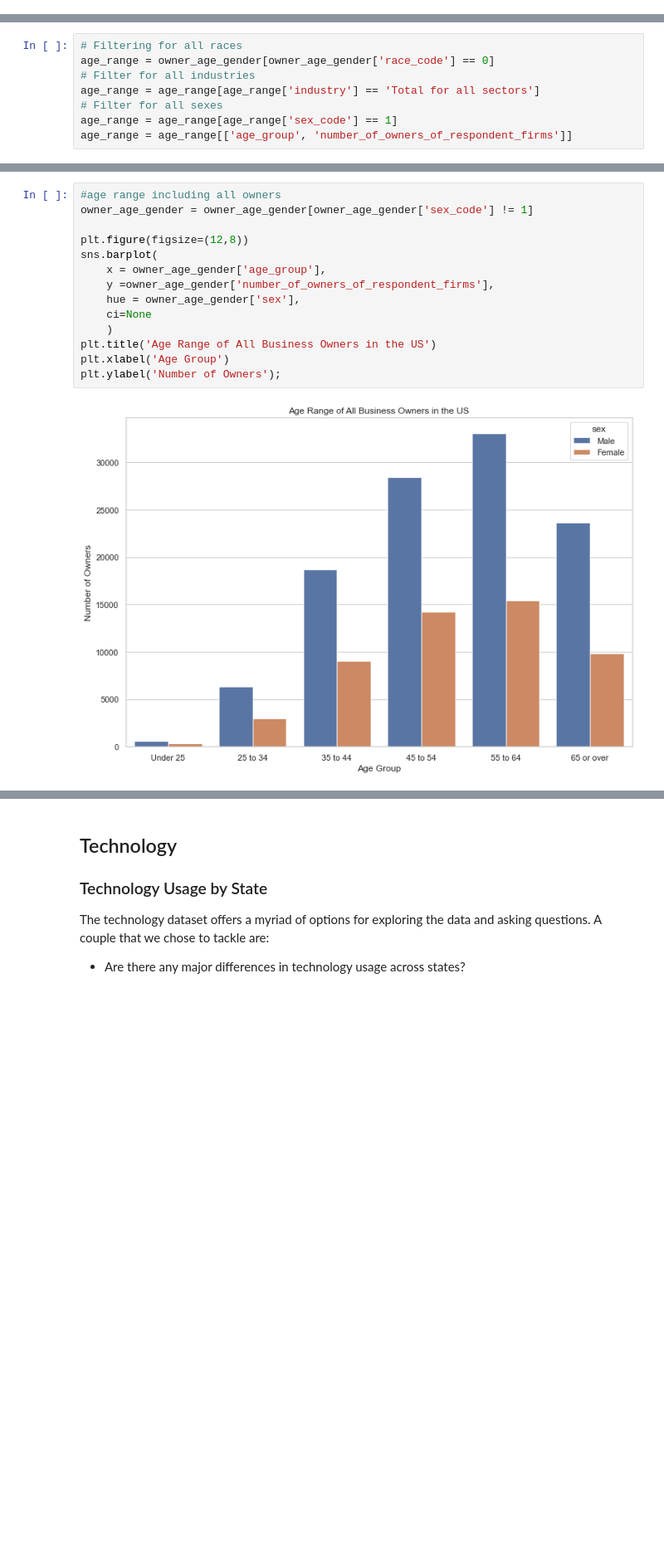
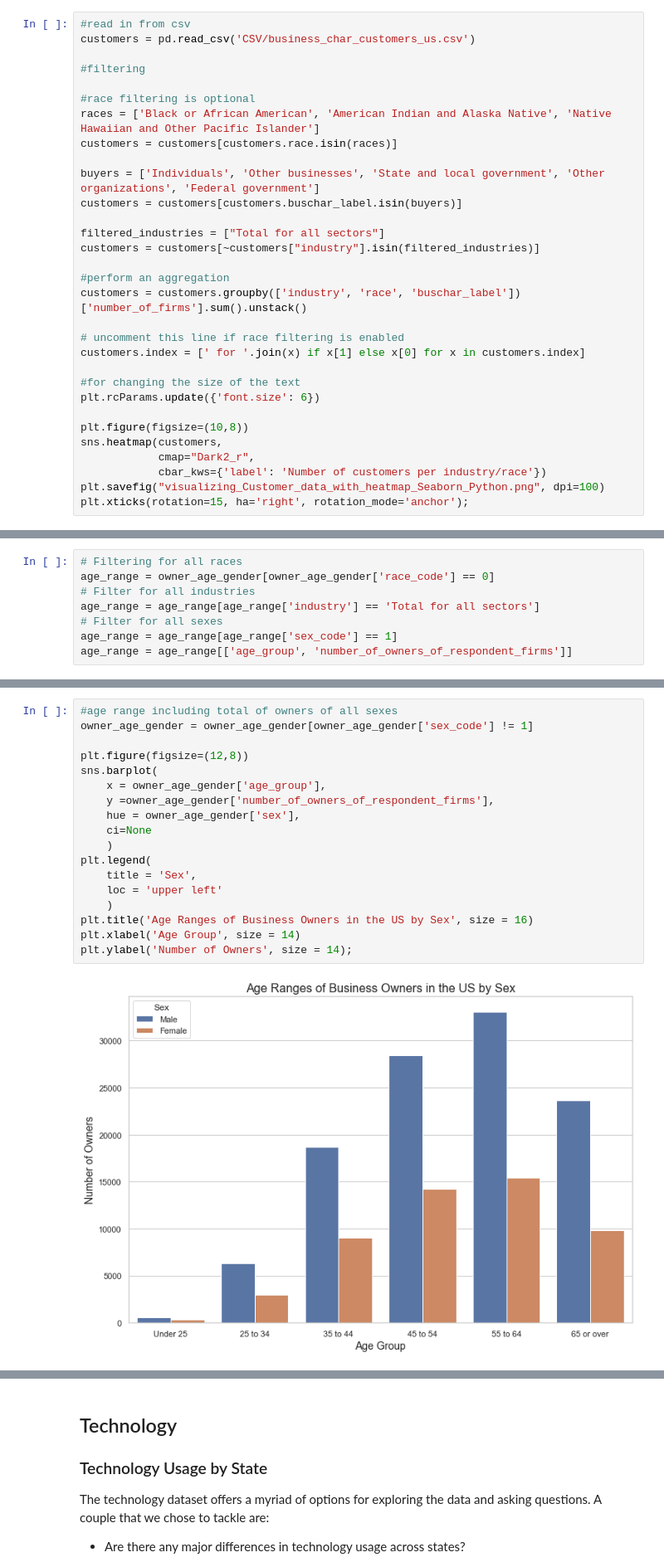
Before and after one commit to CMatador/asmt-8, a Jupyter notebook: viz.ipynb, the cells around one changed output, grey strips where cells are left out. Shown at 83% size. Cells and saved outputs as stored; diff of their text form; blank space fills up the shorter version.

```diff
--- a/viz.ipynb
+++ b/viz.ipynb
@@ -27,0 +117,31 @@ owner_age_gender = pd.read_csv('CSV/owner_age_gender.csv')
+# %%
+#read in from csv
+customers = pd.read_csv('CSV/business_char_customers_us.csv')
+
+#filtering
+
+#race filtering is optional
+races = ['Black or African American', 'American Indian and Alaska Native', 'Native Hawaiian and Other Pacific Islander']
+customers = customers[customers.race.isin(races)]
+
+buyers = ['Individuals', 'Other businesses', 'State and local government', 'Other organizations', 'Federal government']
+customers = customers[customers.buschar_label.isin(buyers)]
+
+filtered_industries = ["Total for all sectors"]
+customers = customers[~customers["industry"].isin(filtered_industries)]
+
+#perform an aggregation
+customers = customers.groupby(['industry', 'race', 'buschar_label'])['number_of_firms'].sum().unstack()
+
+# uncomment this line if race filtering is enabled
+customers.index = [' for '.join(x) if x[1] else x[0] for x in customers.index]
+
+#for changing the size of the text
+plt.rcParams.update({'font.size': 6})
+
+plt.figure(figsize=(10,8))
+sns.heatmap(customers,
+            cmap="Dark2_r",
+            cbar_kws={'label': 'Number of customers per industry/race'})
+plt.savefig("visualizing_Customer_data_with_heatmap_Seaborn_Python.png", dpi=100)
+plt.xticks(rotation=15, ha='right', rotation_mode='anchor');
@@ -192,16 +337,20 @@ plt.ylabel('Number of Primary Owners');
 # %%
-#age range including all owners
+#age range including total of owners of all sexes
 owner_age_gender = owner_age_gender[owner_age_gender['sex_code'] != 1]
 
 plt.figure(figsize=(12,8))
 sns.barplot(
     x = owner_age_gender['age_group'],
     y =owner_age_gender['number_of_owners_of_respondent_firms'],
     hue = owner_age_gender['sex'],
     ci=None
     )
-plt.title('Age Range of All Business Owners in the US')
-plt.xlabel('Age Group')
-plt.ylabel('Number of Owners');
+plt.legend(
+    title = 'Sex',
+    loc = 'upper left'
+    )
+plt.title('Age Ranges of Business Owners in the US by Sex', size = 16)
+plt.xlabel('Age Group', size = 14)
+plt.ylabel('Number of Owners', size = 14);
 # %% [output]
-[figure, old version]
+[figure, new version]
```
Also changed, not shown: parts of 18 cells of this notebook, 8 other files.
